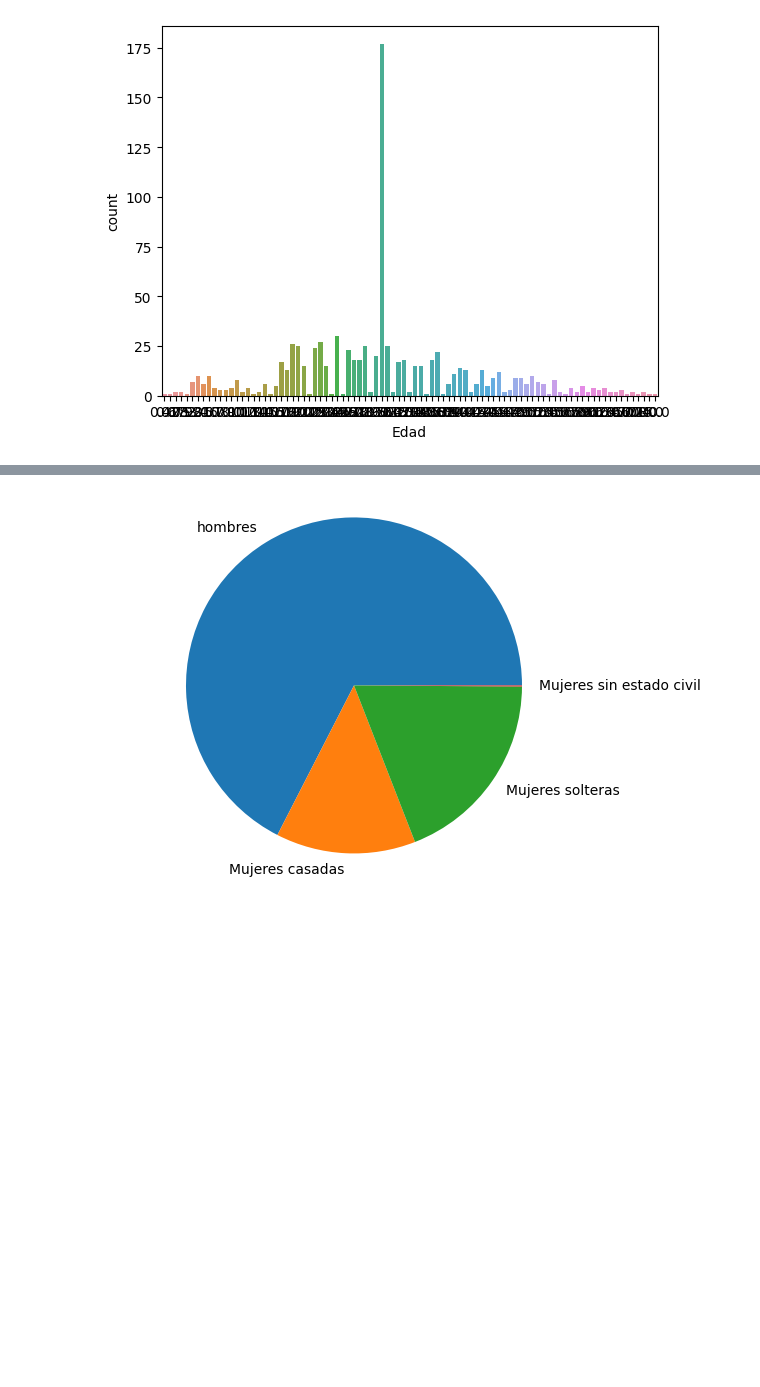
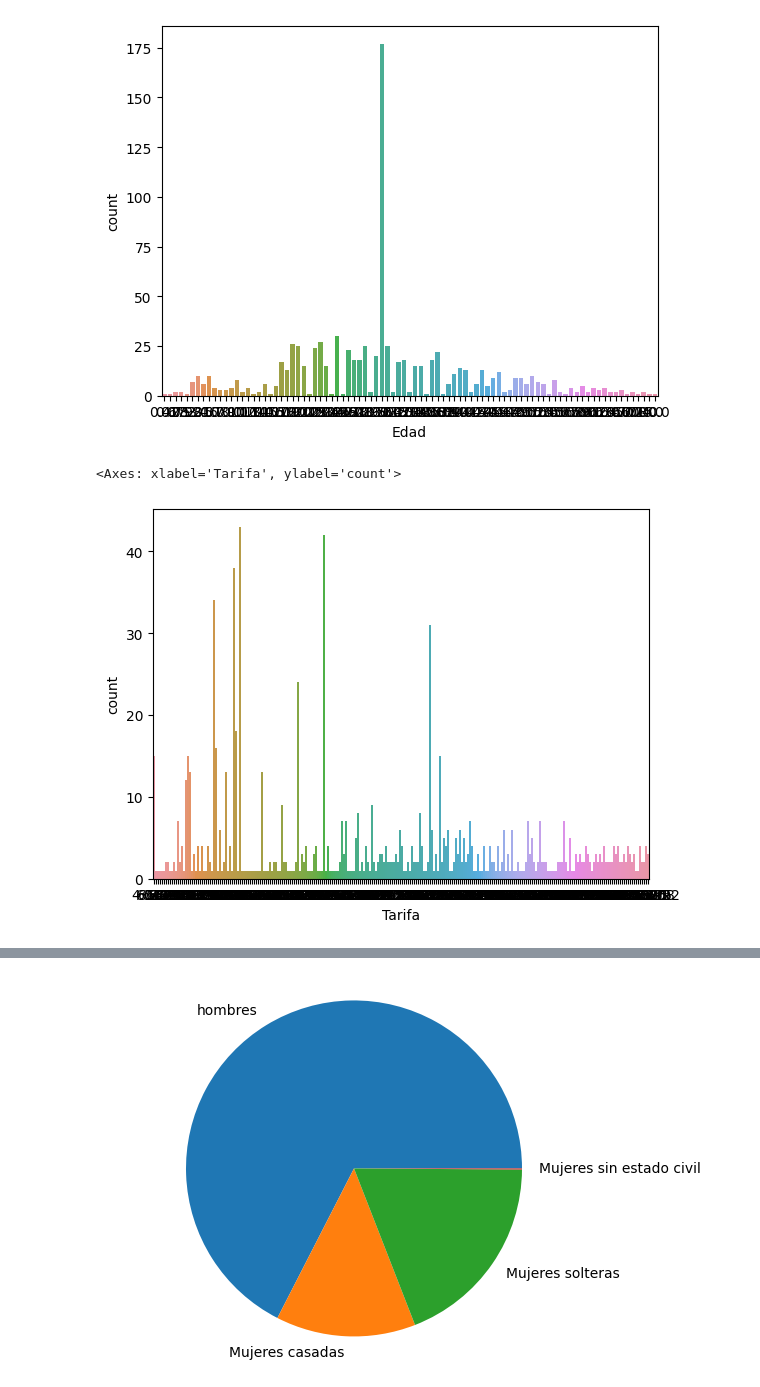
Before and after one commit to sosarodrigox/grupo16_ProcesamientoDeDatos, a Jupyter notebook: Code/Grupo_16_ProyectoFinal_JJ.ipynb, the cells around one changed output, grey strips where cells are left out. Drawn from its saved outputs; the diff is of its cells as text; code cells hidden in the pictures; blank space fills up the shorter version.

```diff
--- a/Code/Grupo_16_ProyectoFinal_JJ.ipynb
+++ b/Code/Grupo_16_ProyectoFinal_JJ.ipynb
@@ -27,12 +27,12 @@ import matplotlib.pyplot as plt #Gráficos
 #Importamos los datasets ubicados en /Datasets utilizando pandas:
 
 #Importar datos a colab:
-#from google.colab import drive
-#drive.mount('/content/drive')
-#data = pd.read_csv('/content/drive/MyDrive/Colab Notebooks/Procesamiento de Datos/PROYECTO ISPC/grupo16_ProcesamientoDeDatos/Datasets/train.csv')
+from google.colab import drive
+drive.mount('/content/drive')
+data = pd.read_csv('/content/drive/MyDrive/Colab Notebooks/Procesamiento de Datos/Proyecto Grupo 16/grupo16_ProcesamientoDeDatos/Datasets/train.csv')
 
 #Importar dataset local:
-data = pd.read_csv('train.csv')
+#data = pd.read_csv('train.csv')
 
 
 #Utilizamos head para ver los primeros 10 filas del conjunto de datos y evaluar como está constituido:
@@ -313,4 +313,10 @@ sns.countplot(data=data, x='Edad')
 # %% [output]
 <Axes: xlabel='Edad', ylabel='count'>
 [figure]
+# %%
+# Análisis univariado: Variables numéricas
+sns.countplot(data=data, x='Tarifa')
+# %% [output]
+<Axes: xlabel='Tarifa', ylabel='count'>
+[figure, added]
 # %%
```
Also changed, not shown: parts of 11 cells of this notebook, 3 other files.
